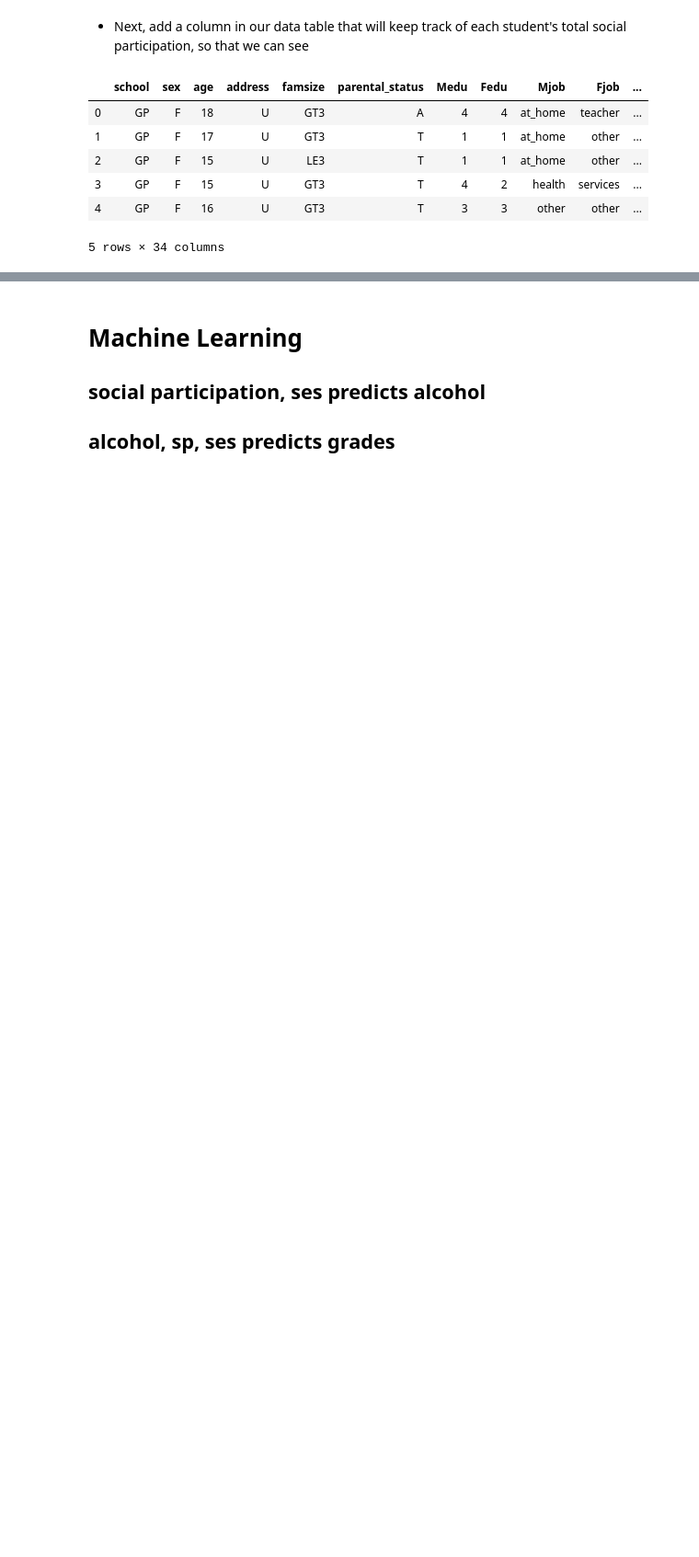
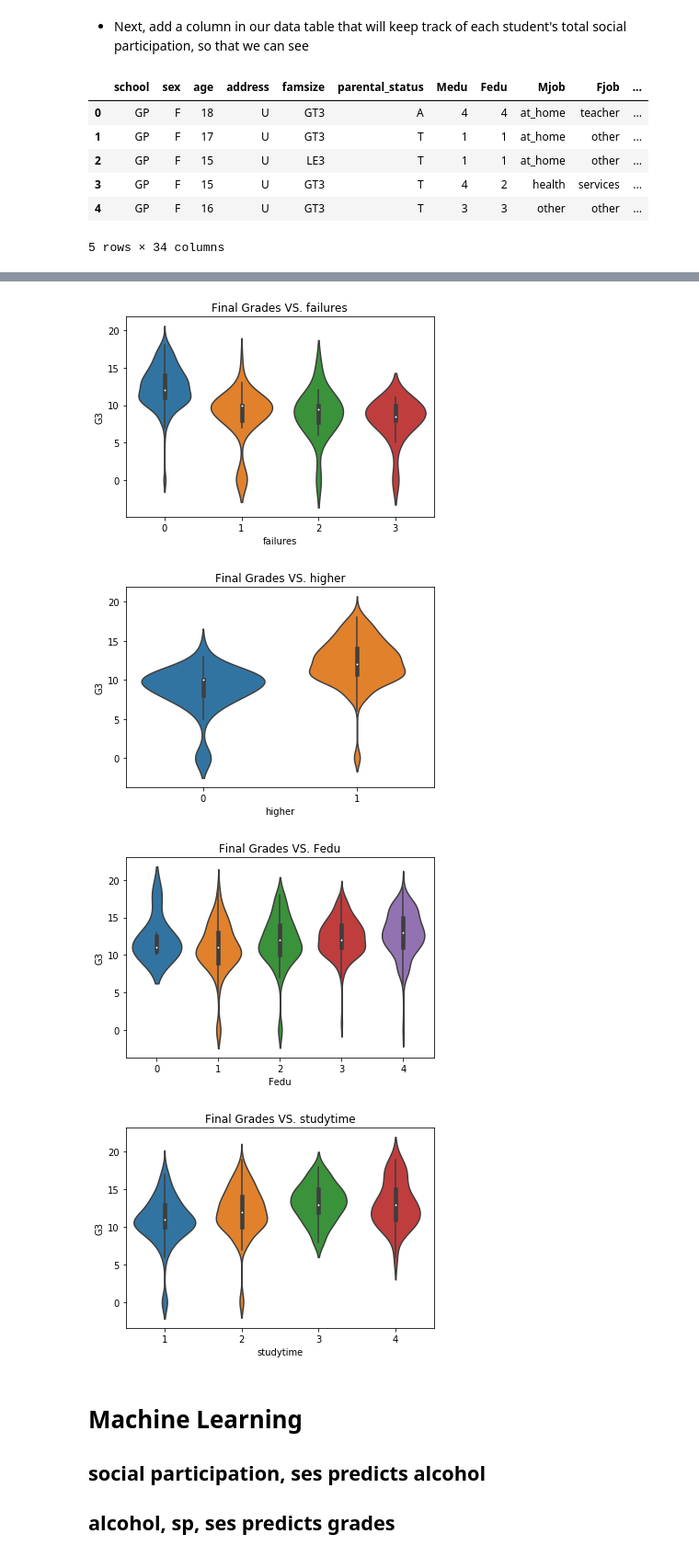
Before and after one commit to natanoliff/natanoliff.github.io, a Jupyter notebook: Alcohol_Consumption.ipynb, the cells around one changed output, grey strips where cells are left out. Shown: that part at 92% size. Drawn from its saved outputs; the diff is of its cells as text; code cells hidden in the pictures; blank space fills up the shorter version.

```diff
--- a/Alcohol_Consumption.ipynb
+++ b/Alcohol_Consumption.ipynb
@@ -153,3 +117,15 @@ high correlations walc: failures, studytime, sex, age, school support, freetime,
+# %%
+for col in ['failures','higher','Fedu','studytime']:
+    fig, ax = plt.subplots()
+    x = col
+    y = data.G3
+    plt.title("Final Grades VS. " + col)
+    sns.violinplot(x=data[x], y=y)
+# %% [output]
+[figure, added]
+[figure, added]
+[figure, added]
+[figure, added]
 # %% [markdown]
 # Machine Learning
 ## social participation, ses  predicts alcohol
```
Also changed, not shown: parts of 7 cells of this notebook.
